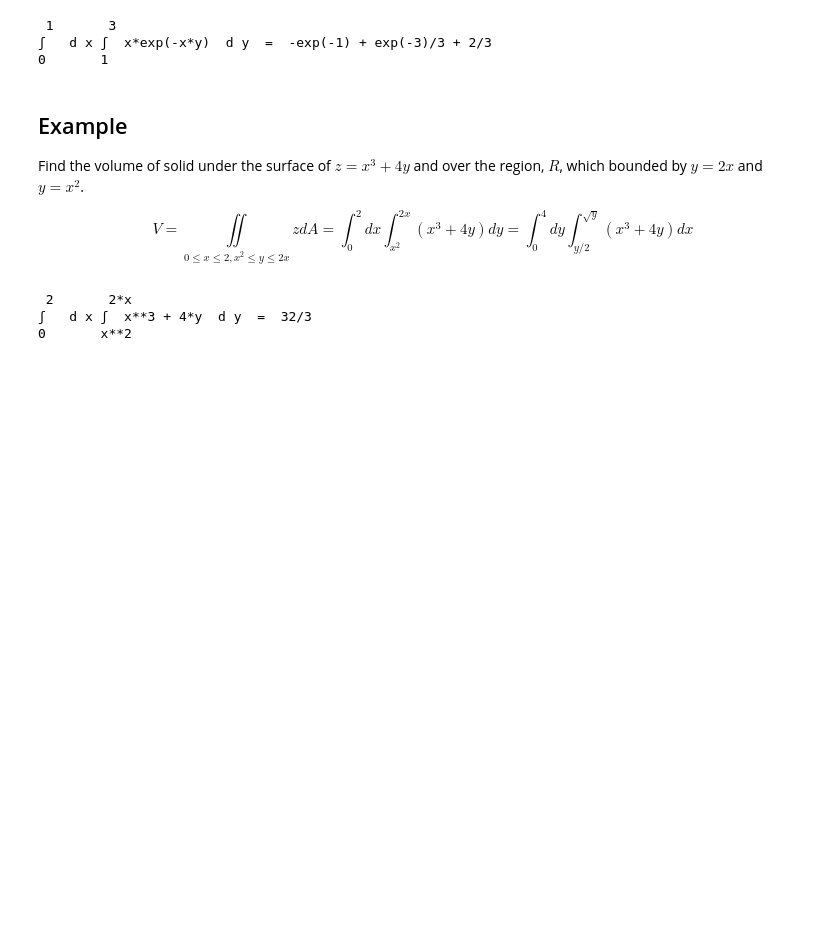
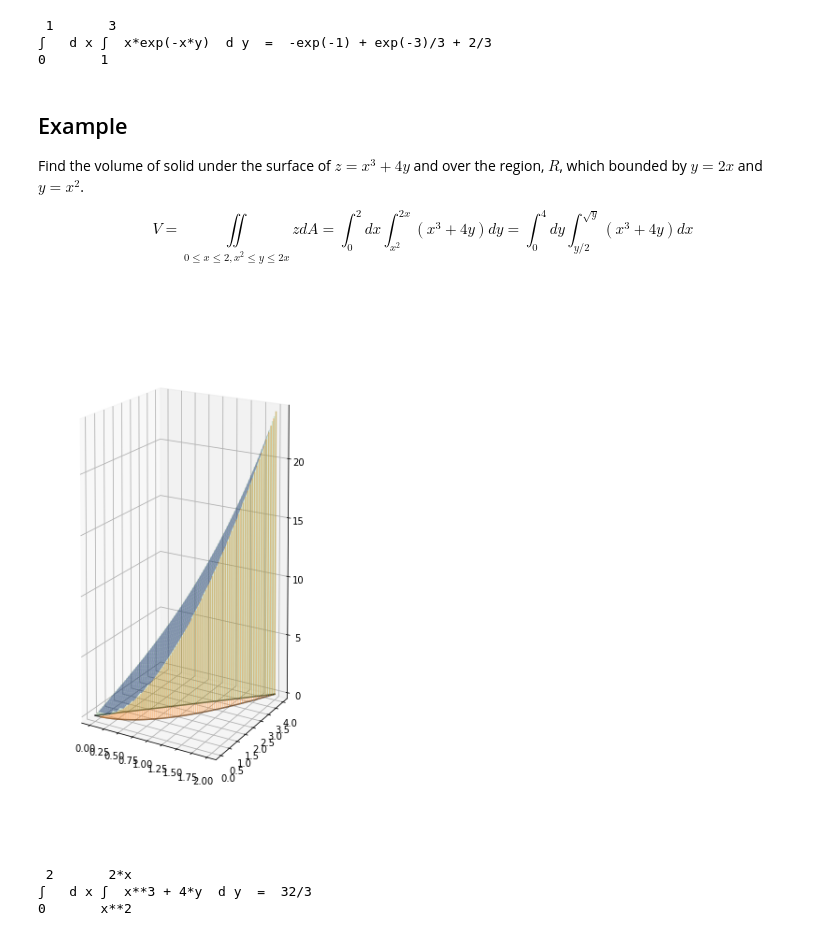
Before and after one commit to cchuang2009/2016-1, a Jupyter notebook: calculus/6 Multi-variable Calculus (Integration).ipynb, the cells around one changed output. Saved outputs shown, nothing was run; the diff lists cells and outputs as text; code cells hidden in the pictures; blank space fills up the shorter version.

```diff
--- a/calculus/6 Multi-variable Calculus (Integration).ipynb
+++ b/calculus/6 Multi-variable Calculus (Integration).ipynb
@@ -320,6 +317,80 @@ Find the volume of solid under the surface of $z=x^3+4y$ and over the region, $R
 
 $$V=\underset{0\le x\le2,x^2\le y\le2x}{\iint} z d A=\int^2_0dx\int^{2x}_{x^2}(x^3+4y)dy
    = \int^4_0dy\int^{\sqrt y}_{y/2}(x^3+4y)dx$$
+# %%
+fig = plt.figure(figsize=(8,8))
+ax = Axes3D(fig)
+ax.set_aspect('equal','box')
+
+
+X0 = np.linspace(0, 2, 60)
+#X1 = np.linspace(0, 2, 30)
+Y0 = np.linspace(0, 4, 60)
+#Zs =  2*X1
+X,Y=np.meshgrid(X0,Y0)
+func= X**3+4*Y
+base=0*X
+
+t= np.linspace(0, 2, 60)
+Xt=t
+Yt=Xt**2
+Xt,Yt=np.meshgrid(Xt,Yt)
+ft=np.ones_like(X**3+4*Yt)
+
+#Xs,Zs=np.meshgrid(X1,Zs)
+
+#for i in range(len(Xs)):
+
+
+#    Xs[i][:i]=0
+#    Zs[i][:i]=0
+#ax.plot_surface(Xs,0*Xs,Zs, rstride=1, cstride=1,alpha=0.2)
+#ax.plot_surface(Xs,0*Xs+1,Zs, rstride=1, cstride=1, alpha=0.4)
+
+R1=np.where(Y<=2*X,func,np.nan)
+
+R=np.where(X**2<=Y,R1,np.nan)
+
+S1=np.where(Y!=2*X,func,np.nan)
+S2=np.where(Y!=X*X,func,np.nan)
+
+
+X00=np.linspace(0,2,100)
+l1x=X00
+l2y=2*X00
+l1x,l2y=np.meshgrid(l1x,l2y)
+
+Z0=np.linspace(0,24,60)
+Xs,Zs=np.meshgrid(X0,Z0)
+S1=(Zs+Xs**3)/4
+
+
+ax.plot_surface(X,Y, R, rstride=1, cstride=1, cmap=cm.jet,alpha=0.4)
+ax.plot_surface(l1x,2*l1x,l1x*0, rstride=1, cstride=1, cmap=cm.jet,alpha=0.7)
+ax.plot(X00,2*X00,0*X00,color="k",alpha=0.6)
+ax.plot(X00,X00**2,0*X00,color="k",alpha=0.6)
+for xs in X00:
+    #ax.plot(X00,X00*X00,0*X00,color="k",alpha=0.6)
+    ys=xs**2
+    zs=np.linspace(0,xs**3+4*ys,50)
+    ax.plot(xs+0*zs,ys+0*zs,zs,color='C1',alpha=0.4)
+for xs in X00:
+    #ax.plot(X00,X00*X00,0*X00,color="k",alpha=0.6)
+    ys=2*xs
+    zs=np.linspace(0,xs**3+4*ys,50)
+    ax.plot(xs+0*zs,ys+0*zs,zs,color='C2',alpha=0.2)
+
+#ax.plot_surface(Xs,S1, Zs, rstride=1, cstride=1, cmap=cm.jet,alpha=0.4)
+#ax.plot_surface(X,Y, base, rstride=1, cstride=1, cmap=cm.jet,alpha=0.2)
+#ax.plot_surface(X,X*X, S2, rstride=1, cstride=1, cmap=cm.jet,alpha=0.1)
+#ax.plot_surface(X,Y, S1, rstride=1, cstride=1, cmap=cm.jet,alpha=0.1)
+
+#ax.plot_surface(0*X+2,Y, func, rstride=1, cstride=1, cmap=cm.autumn,alpha=0.1);
+#ax.plot_surface(Xt,Yt, ft, rstride=1, cstride=1, cmap=cm.jet,alpha=0.4)
+
+ax.view_init(elev=10, azim=-60)
+# %% [output]
+[figure, added]
 # %%
 doubleInt3(x**3+4*y,[x,y],[0,2],[x*x,2*x])
 # %% [output]
```
Also changed, not shown: parts of 98 cells of this notebook.
